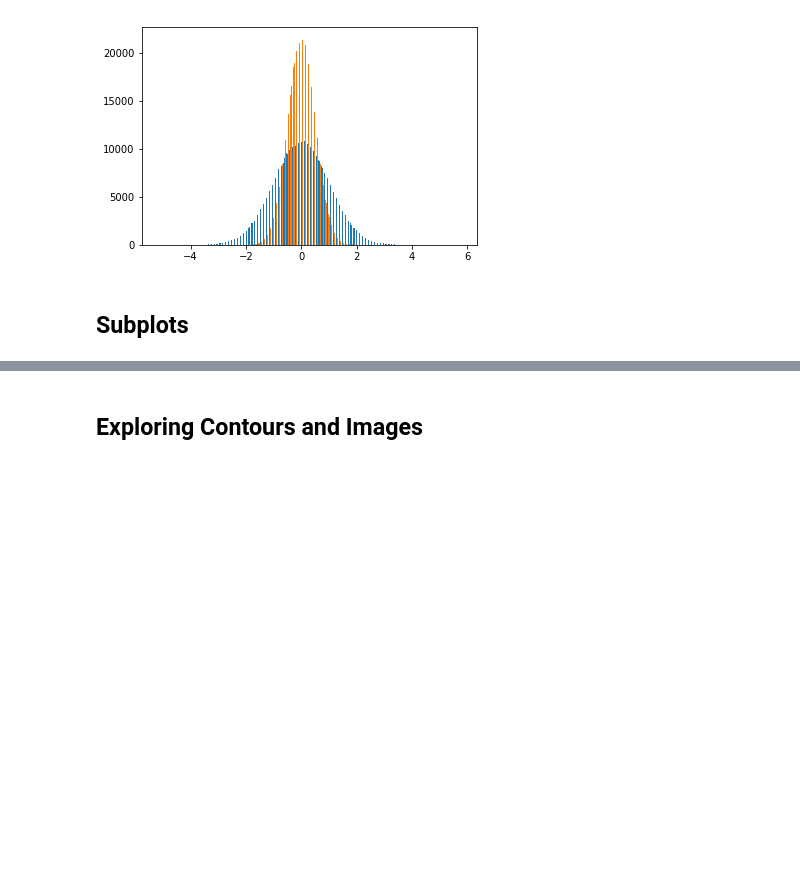
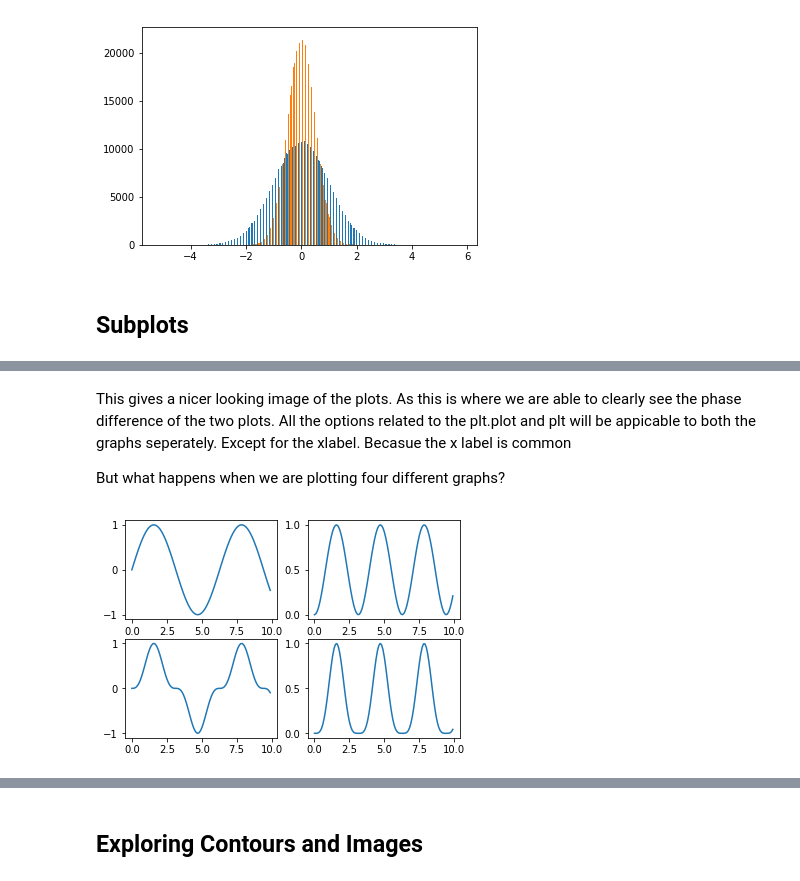
Before and after one commit to ambujbhatnagar/Learning-Pandas, a Jupyter notebook: Data_Visulaization.ipynb, the cells around one changed output, grey strips where cells are left out. Saved outputs shown, nothing was run; the diff lists cells and outputs as text; code cells hidden in the pictures; blank space fills up the shorter version.

```diff
--- a/Data_Visulaization.ipynb
+++ b/Data_Visulaization.ipynb
@@ -371,0 +402,16 @@ plt.hist((rand, 0.5 * rand) , bins = 'auto');
+# %% [markdown]
+This gives a nicer looking image of the plots. As this is where we are able to clearly see the phase difference of the two plots.
+All the options related to the plt.plot and plt will be appicable to both the graphs seperately. Except for the xlabel. Becasue the x label is common
+
+But what happens when we are plotting four different graphs?
+# %%
+plt.subplot(2,2,1)
+plt.plot(nums, np.sin(nums))
+plt.subplot(2,2,2)
+plt.plot(nums, np.power(np.sin(nums),2))
+plt.subplot(2,2,3)
+plt.plot(nums, np.power(np.sin(nums),3))
+plt.subplot(2,2,4)
+plt.plot(nums, np.power(np.sin(nums),4));
+# %% [output]
+[figure, added]
```
Also changed, not shown: parts of 13 cells of this notebook.
